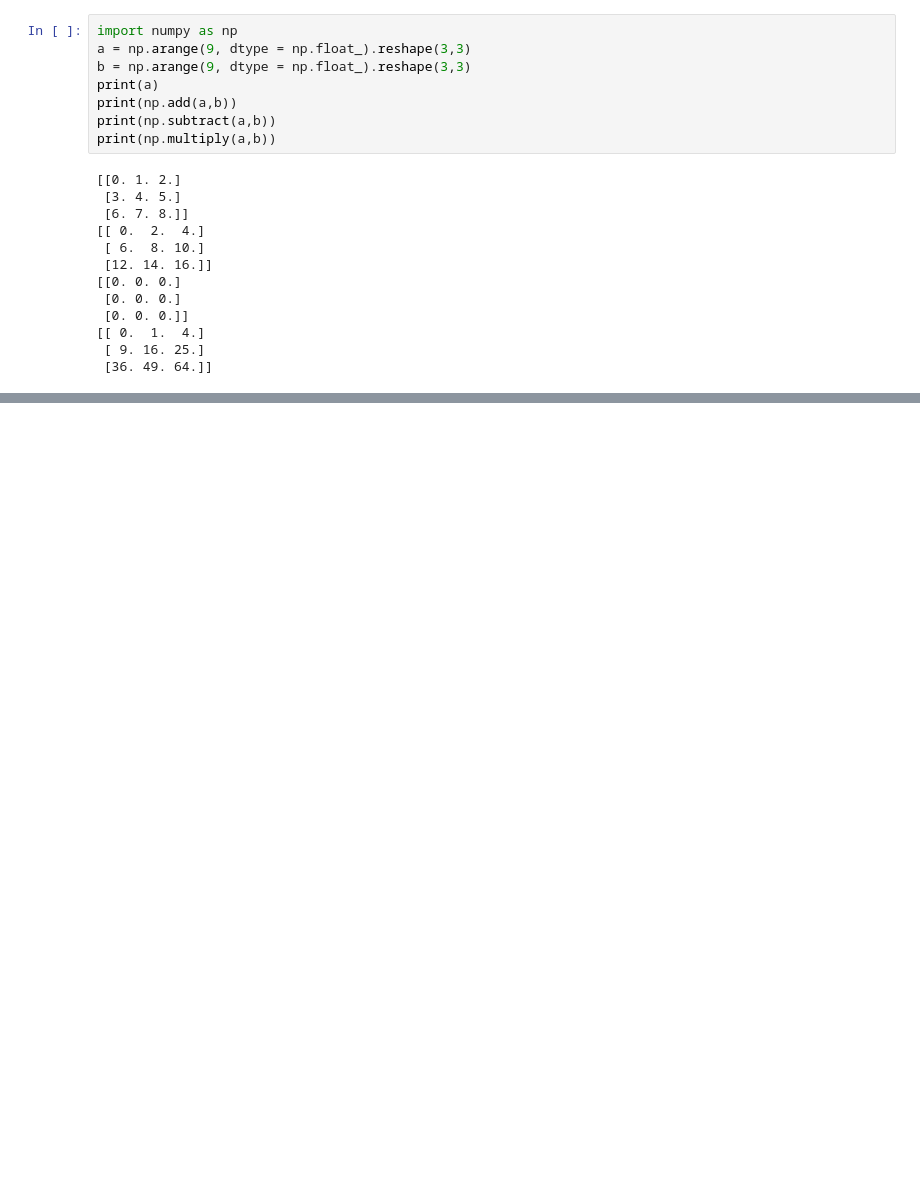
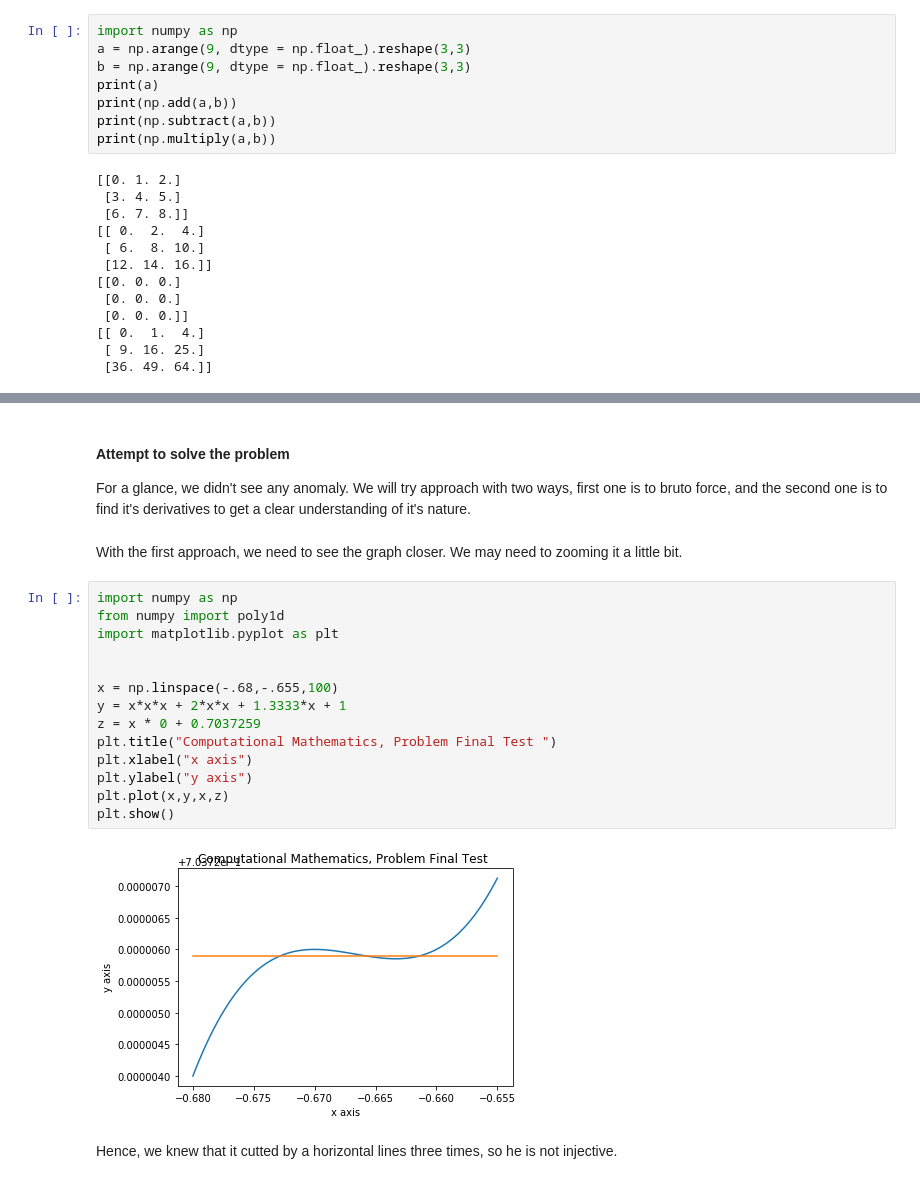
Before and after one commit to rud72k/workshopintro, a Jupyter notebook: 6 Numpy.ipynb, the cells around one changed output, grey strips where cells are left out. Saved outputs shown, nothing was run; the diff lists cells and outputs as text; blank space fills up the shorter version.

```diff
--- a/6 Numpy.ipynb
+++ b/6 Numpy.ipynb
@@ -127,0 +163,23 @@ print(np.multiply(a,b))
+# %% [markdown]
+#### Attempt to solve the problem
+For a glance, we didn't see any anomaly. We will try approach with two ways, first one is to bruto force, and the second one is to find it's derivatives to get a clear understanding of it's nature.
+# %% [markdown]
+With the first approach, we need to see the graph closer. We may need to zooming it a little bit.
+# %%
+import numpy as np
+from numpy import poly1d
+import matplotlib.pyplot as plt
+
+
+x = np.linspace(-.68,-.655,100)
+y = x*x*x + 2*x*x + 1.3333*x + 1
+z = x * 0 + 0.7037259
+plt.title("Computational Mathematics, Problem Final Test ")
+plt.xlabel("x axis")
+plt.ylabel("y axis")
+plt.plot(x,y,x,z)
+plt.show()
+# %% [output]
+[figure, added]
+# %% [markdown]
+Hence, we knew that it cutted by a horizontal lines three times, so he is not injective.
```
Also changed, not shown: parts of 16 cells of this notebook.
